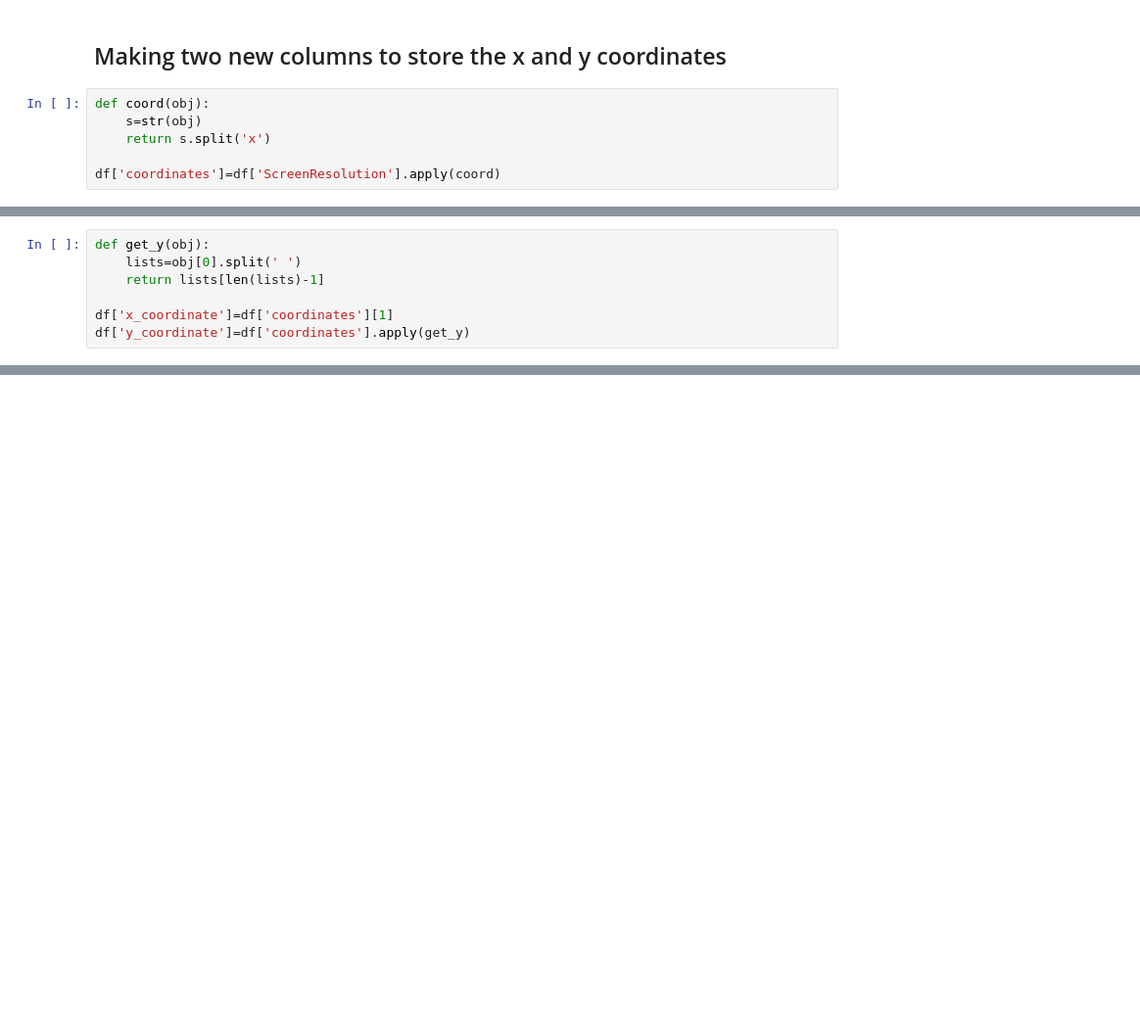
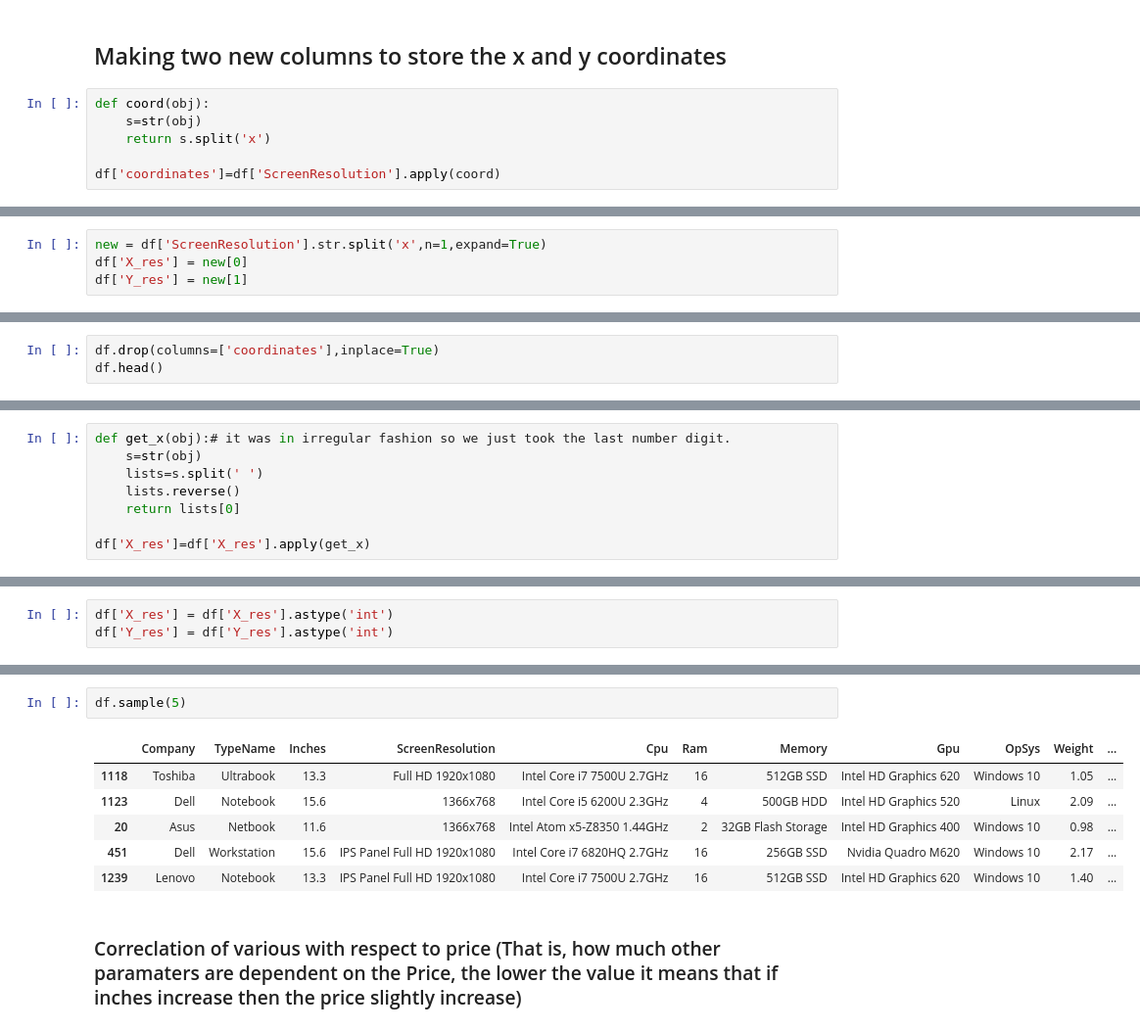
Before and after one commit to Newtanmukh/Python-projects, a Jupyter notebook: Laptop price predictor/Laptop Price Predictor.ipynb, the cells around one changed output, grey strips where cells are left out. Shown at 98% size. Cells and saved outputs as stored; diff of their text form; blank space fills up the shorter version.

```diff
--- a/Laptop price predictor/Laptop Price Predictor.ipynb
+++ b/Laptop price predictor/Laptop Price Predictor.ipynb
@@ -311,9 +311,6 @@ df.head()
 | 3 | Apple | Ultrabook | 15.4 | IPS Panel Retina Display 2880x1800 | Intel Core i7 2.7GHz | 16 | 512GB SSD | AMD Radeon Pro 455 | macOS | 1.83 | ... |
 | 4 | Apple | Ultrabook | 13.3 | IPS Panel Retina Display 2560x1600 | Intel Core i5 3.1GHz | 8 | 256GB SSD | Intel Iris Plus Graphics 650 | macOS | 1.37 | ... |
 # %%
-def get_y(obj):
-    lists=obj[0].split(' ')
-    return lists[len(lists)-1]
-
-df['x_coordinate']=df['coordinates'][1]
-df['y_coordinate']=df['coordinates'].apply(get_y)
+new = df['ScreenResolution'].str.split('x',n=1,expand=True)
+df['X_res'] = new[0]
+df['Y_res'] = new[1]
@@ -321,0 +317,3 @@ ValueError: Length of values (2) does not match length of index (1303)
+# %%
+df.drop(columns=['coordinates'],inplace=True)
+df.head()
@@ -321,0 +327,8 @@ ValueError: Length of values (2) does not match length of index (1303)
+# %%
+def get_x(obj):# it was in irregular fashion so we just took the last number digit.
+    s=str(obj)
+    lists=s.split(' ')
+    lists.reverse()
+    return lists[0]
+
+df['X_res']=df['X_res'].apply(get_x)
@@ -321,0 +344,3 @@ ValueError: Length of values (2) does not match length of index (1303)
+# %%
+df['X_res'] = df['X_res'].astype('int')
+df['Y_res'] = df['Y_res'].astype('int')
@@ -321,0 +367,11 @@ ValueError: Length of values (2) does not match length of index (1303)
+# %%
+df.sample(5)
+# %% [output]
+|  | Company | TypeName | Inches | ScreenResolution | Cpu | Ram | Memory | Gpu | OpSys | Weight | ... |
+| 1118 | Toshiba | Ultrabook | 13.3 | Full HD 1920x1080 | Intel Core i7 7500U 2.7GHz | 16 | 512GB SSD | Intel HD Graphics 620 | Windows 10 | 1.05 | ... |
+| 1123 | Dell | Notebook | 15.6 | 1366x768 | Intel Core i5 6200U 2.3GHz | 4 | 500GB HDD | Intel HD Graphics 520 | Linux | 2.09 | ... |
+| 20 | Asus | Netbook | 11.6 | 1366x768 | Intel Atom x5-Z8350 1.44GHz | 2 | 32GB Flash Storage | Intel HD Graphics 400 | Windows 10 | 0.98 | ... |
+| 451 | Dell | Workstation | 15.6 | IPS Panel Full HD 1920x1080 | Intel Core i7 6820HQ 2.7GHz | 16 | 256GB SSD | Nvidia Quadro M620 | Windows 10 | 2.17 | ... |
+| 1239 | Lenovo | Notebook | 13.3 | IPS Panel Full HD 1920x1080 | Intel Core i7 7500U 2.7GHz | 16 | 512GB SSD | Intel HD Graphics 620 | Windows 10 | 1.40 | ... |
+# %% [markdown]
+### Correclation of various with respect to price (That is, how much other paramaters are dependent on the Price, the lower the value it means that if inches increase then the price slightly increase)
```
Also changed, not shown: parts of 13 cells of this notebook.
